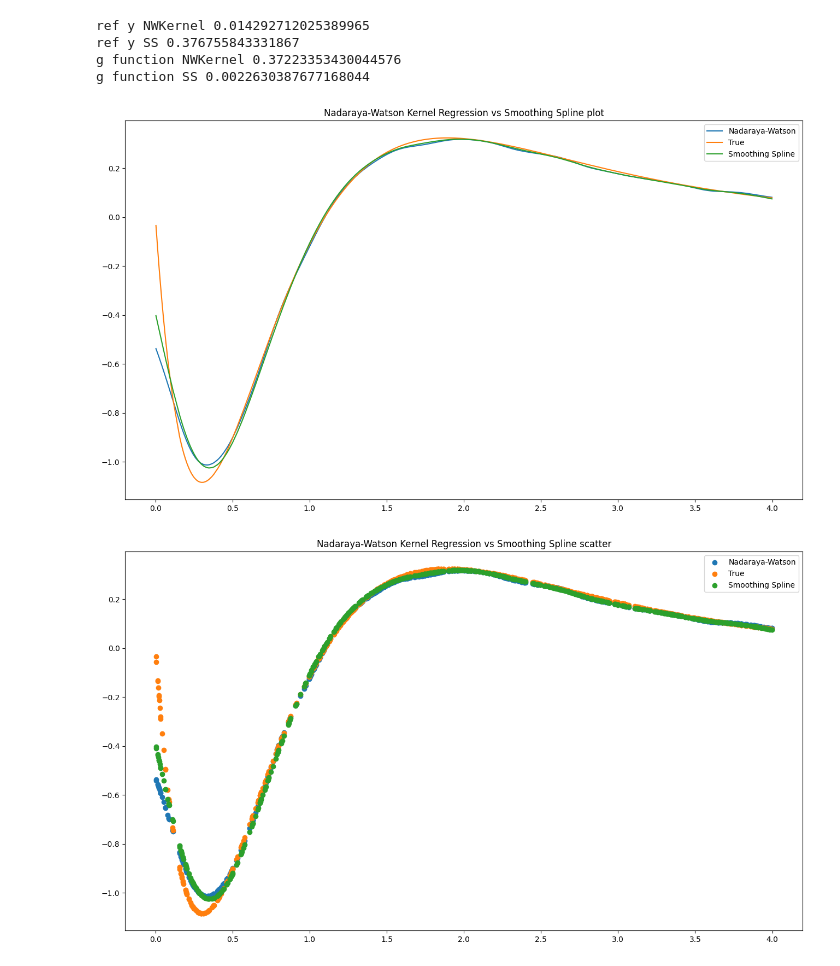
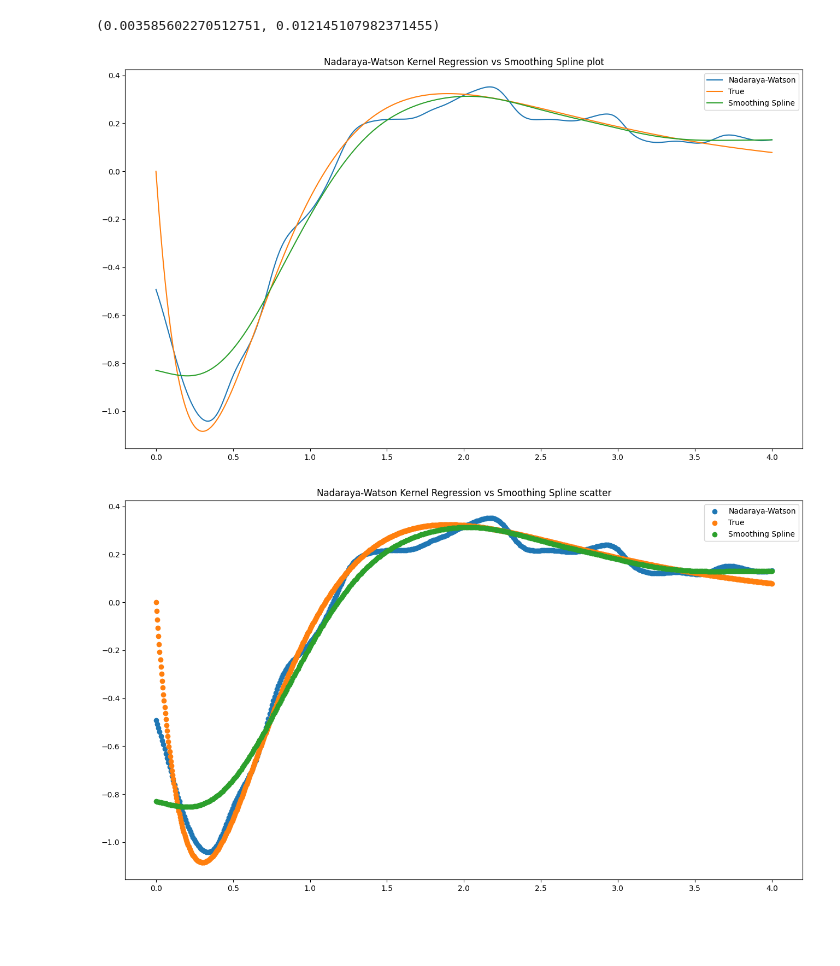
Before and after one commit to PioRow/AML_Labs, a Jupyter notebook: lab9/regression.ipynb, the cells around one changed output. Cells and saved outputs as stored; diff of their text form; code cells hidden in the pictures; blank space fills up the shorter version.

```diff
--- a/lab9/regression.ipynb
+++ b/lab9/regression.ipynb
@@ -72,16 +73,15 @@ class SmoothingSpline(Regressor):
     def predict(self, x):
         return self.spline(x)
 # %%
-def plot_comparison(x_test,y_hat,y_hat_ss,y_true=False,y_test=None):
+def plot_comparison(x_test,y_hat,y_hat_ss):
     x_test=x_test.reshape(-1,)
     idx=np.argsort(x_test)
+    x_lin=np.linspace(0, 4, 1000)
+    y_lin=g_of_x(x_lin)
     plt.figure(figsize=(16, 9))
     plt.title("Nadaraya-Watson Kernel Regression vs Smoothing Spline plot")
     plt.plot(x_test[idx],y_hat[idx], label="Nadaraya-Watson")
-    if y_true :
-        plt.plot(x_test[idx],g_of_x(x_test[idx]), label="True")
-    if y_test is not None:
-        plt.plot(x_test[idx],y_test[idx],label="Test")
+    plt.plot(x_lin,y_lin, label="True")
     plt.plot(x_test[idx],y_hat_ss[idx], label="Smoothing Spline")
     plt.legend()
     plt.show()
@@ -89,34 +89,27 @@ def plot_comparison(x_test,y_hat,y_hat_ss,y_true=False,y_test=None):
     plt.figure(figsize=(16, 9))
     plt.title("Nadaraya-Watson Kernel Regression vs Smoothing Spline scatter")
     plt.scatter(x_test,y_hat, label="Nadaraya-Watson")
-    if y_true:
-        plt.scatter(x_test,g_of_x(x_test), label="True")
-    if y_test is not None:
-        plt.scatter(x_test,y_test,label="Test")
+    plt.scatter(x_lin,y_lin, label="True")
+
     plt.scatter(x_test,y_hat_ss, label="Smoothing Spline")
     plt.legend()
     plt.show()
 # %%
 K_args={"bandwidth": 0.1}
 K=GaussianKernel
-x,y=generate_data(3000)
-x_train, x_test, y_train, y_test = train_test_split(x.reshape(-1, 1), y, test_size=0.2, random_state=42)
-y_hat=NadarayaWatsonKernelRegressor(K, K_args).fit(x_train, y_train).predict(x_test)
-y_hat_ss=SmoothingSpline(lam=0.1).fit(x_train, y_train).predict(x_test)
+x,y=generate_data(100)
+x=x.reshape(-1, 1)
+x_test=np.linspace(0, 4, 500).reshape(-1, 1)
+y_hat=NadarayaWatsonKernelRegressor(K, K_args).fit(x, y).predict(x_test)
+y_hat_ss=SmoothingSpline(lam=0.1).fit(x,y).predict(x_test)
 y_true=g_of_x(x_test)
-print("ref y NWKernel", MSE(y_test, y_hat))
-print("ref y SS", MSE(y_test, y_hat_ss))
-print("g function NWKernel", MSE(y_true, y_hat))
-print("g function SS", MSE(y_true, y_hat_ss))
+MSE(y_true, y_hat), MSE(y_true, y_hat_ss)
 # %% [output]
-ref y NWKernel 0.014292712025389965
-ref y SS 0.376755843331867
-g function NWKernel 0.37223353430044576
-g function SS 0.0022630387677168044
+(0.003585602270512751, 0.012145107982371455)
 # %%
-plot_comparison(x_test,y_hat,y_hat_ss,y_true=True)
+plot_comparison(x_test,y_hat,y_hat_ss)
 # %% [output]
-[figure, old version]
+[figure, new version]
-[figure, old version]
+[figure, new version]
 # %%
 def compare_MSE():
```
Also changed, not shown: parts of 6 cells of this notebook.
